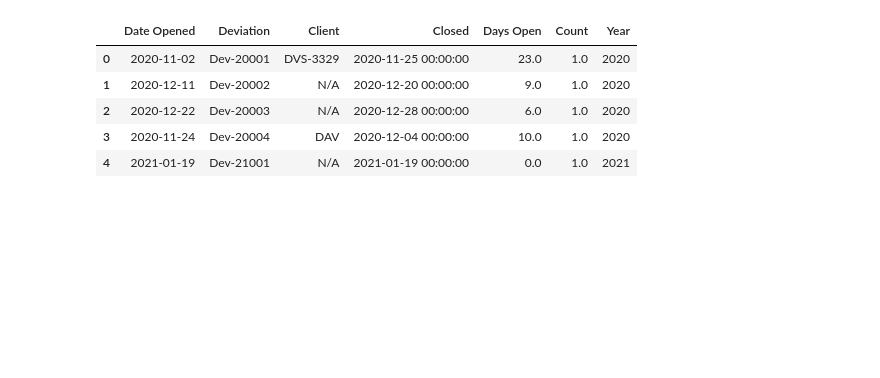
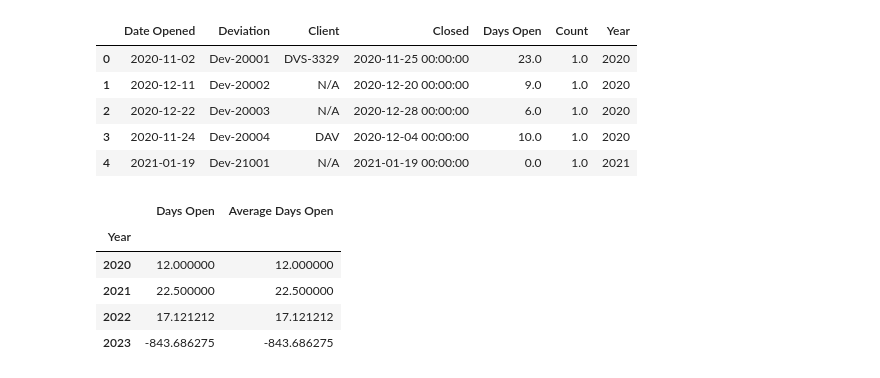
Before and after one commit to cpatterson71/Quality_Dashboard, a Jupyter notebook: Quality_Data_Clean_Up.ipynb, the cells around one changed output. Drawn from its saved outputs; the diff is of its cells as text; code cells hidden in the pictures; blank space fills up the shorter version.

```diff
--- a/Quality_Data_Clean_Up.ipynb
+++ b/Quality_Data_Clean_Up.ipynb
@@ -210,6 +213,14 @@ Dev_Open.head()
 # %%
 Average_Dev['Average Days Open']= Open_Dev.groupby('Year').agg({ "Days Open": "mean"})
 Average_Dev.to_csv('Average_Devation_per_Year.csv', index=True)
+Average_Dev.head()
+# %% [output]
+|  | Days Open | Average Days Open |
+| Year |  |  |
+| 2020 | 12.000000 | 12.000000 |
+| 2021 | 22.500000 | 22.500000 |
+| 2022 | 17.121212 | 17.121212 |
+| 2023 | -843.686275 | -843.686275 |
 # %%
 Open_Dev = Open_Dev.loc[:,['Requester:','Date Opened:', 'Deviation #:', 'Client #:', 'Description', 'Closed']]
 Open_Dev = Open_Dev[Open_Dev['Closed'] == 'Open']
```
Also changed, not shown: parts of 1 cell of this notebook.
